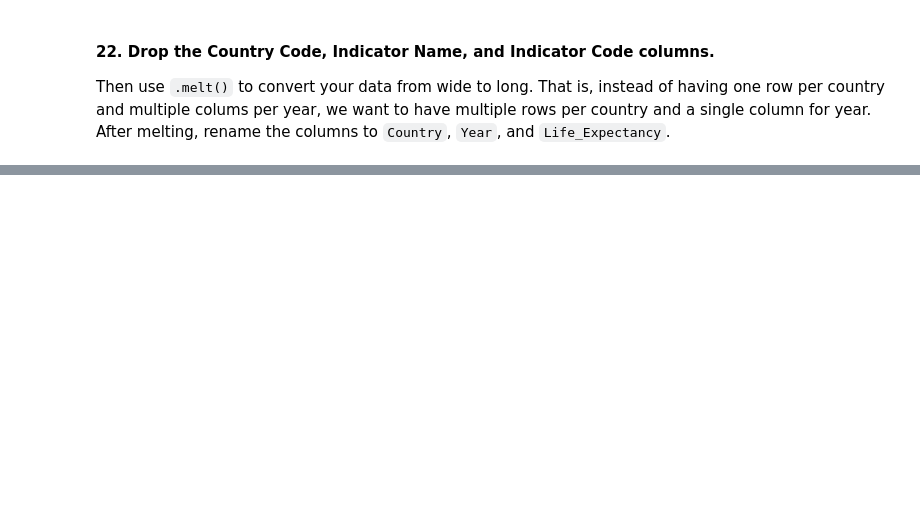
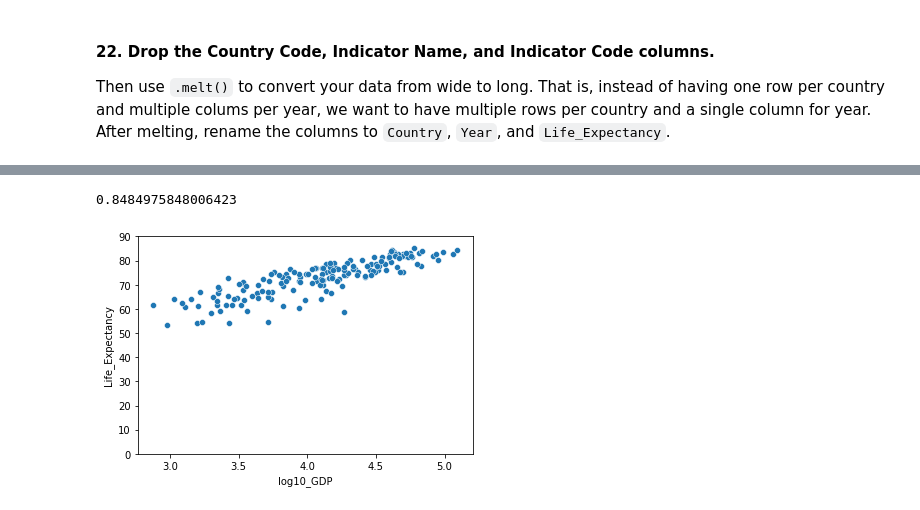
Before and after one commit to nss-data-science-cohort-6/un_data_question-MWeissSharp, a Jupyter notebook: notebooks/UN_Data_Exploration.ipynb, the cells around one changed output, grey strips where cells are left out. Cells and saved outputs as stored; diff of their text form; code cells hidden in the pictures; blank space fills up the shorter version.

```diff
--- a/notebooks/UN_Data_Exploration.ipynb
+++ b/notebooks/UN_Data_Exploration.ipynb
@@ -382,0 +490,3 @@ Then use `.melt()` to convert your data from wide to long. That is, instead of h
+# %%
+gdp_le_2019['log10_GDP'] = np.log10(gdp_le_2019['GDP_Per_Capita'])
+gdp_le_2019.head()
@@ -382,0 +505,9 @@ Then use `.melt()` to convert your data from wide to long. That is, instead of h
+# %%
+gdp_le_2019['log10_GDP'].corr(gdp_le_2019['Life_Expectancy'])
+# %% [output]
+0.8484975848006423
+# %%
+lgdp_le_sc = sns.scatterplot(data=gdp_le_2019, x='log10_GDP', y='Life_Expectancy')
+lgdp_le_sc.set(ylim=(0,90));
+# %% [output]
+[figure, added]
```
Also changed, not shown: parts of 27 cells of this notebook.
